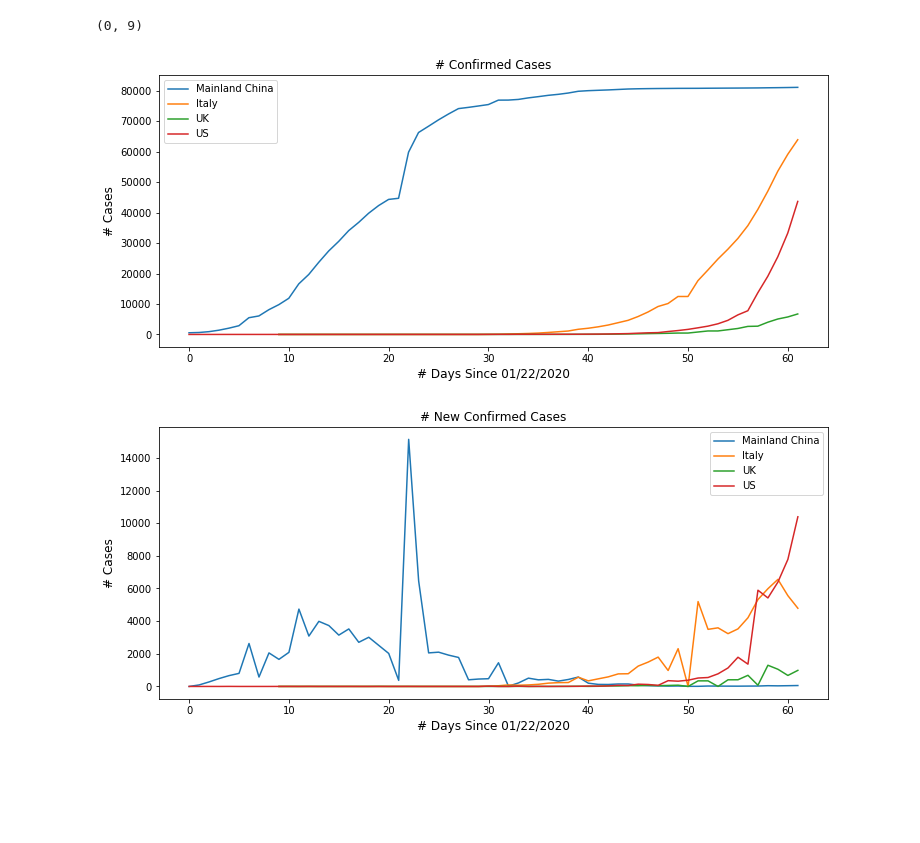
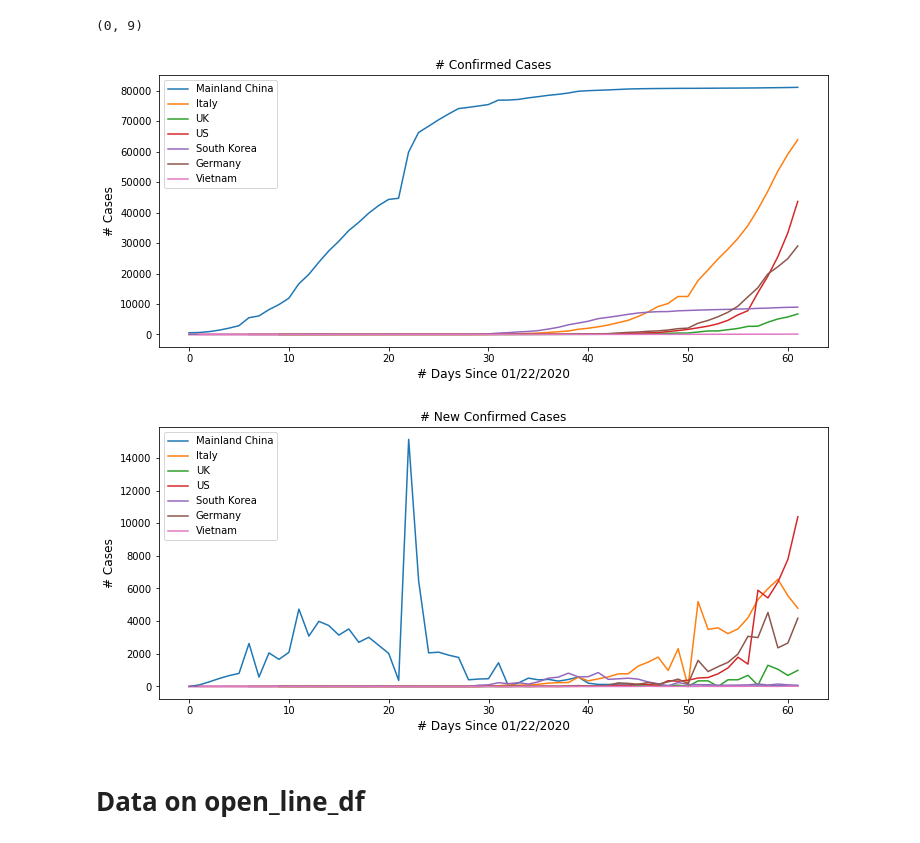
Before and after one commit to nhungle714/Data-Science-Projects, a Jupyter notebook: COVID19/Covid19_EDA.ipynb, the cells around one changed output. Saved outputs shown, nothing was run; the diff lists cells and outputs as text; code cells hidden in the pictures; blank space fills up the shorter version.

```diff
--- a/COVID19/Covid19_EDA.ipynb
+++ b/COVID19/Covid19_EDA.ipynb
@@ -132,7 +132,7 @@ agg_data.loc[agg_data['Country/Region']=='United States of America'].shape
 # %%
 
 fig, ax = plt.subplots(figsize=(12, 5))
-for country in ['Mainland China', 'Italy', 'UK', 'US']:
+for country in ['Mainland China', 'Italy', 'UK', 'US', 'South Korea', 'Germany', 'Vietnam']:
     data = agg_data.loc[agg_data['Country/Region']==country]
     ax.plot(data.days_after, data.Confirmed, label=country)
     ax.set_xlabel('# Days Since 01/22/2020', fontsize=12)
@@ -141,16 +141,18 @@ plt.title('# Confirmed Cases')
 plt.legend()
 plt.show()
 # %% [output]
-[figure, old version]
+[figure, new version]
 # %%
 fig, ax = plt.subplots(figsize=(12, 5))
-for country in ['Mainland China', 'Italy', 'UK', 'US']:
+for country in ['Mainland China', 'Italy', 'UK', 'US', 'South Korea', 'Germany', 'Vietnam']:
     data = agg_data.loc[agg_data['Country/Region']==country]
     ax.plot(data.days_after, data.new_confirmed, label=country)
     ax.set_xlabel('# Days Since 01/22/2020', fontsize=12)
     ax.set_ylabel('# Cases', fontsize=12)
 plt.title('# New Confirmed Cases')
 plt.legend()
 plt.show()
 # %% [output]
-[figure, old version]
+[figure, new version]
+# %% [markdown]
+# Data on open_line_df
```
Also changed, not shown: parts of 13 cells of this notebook, 1 other file.
